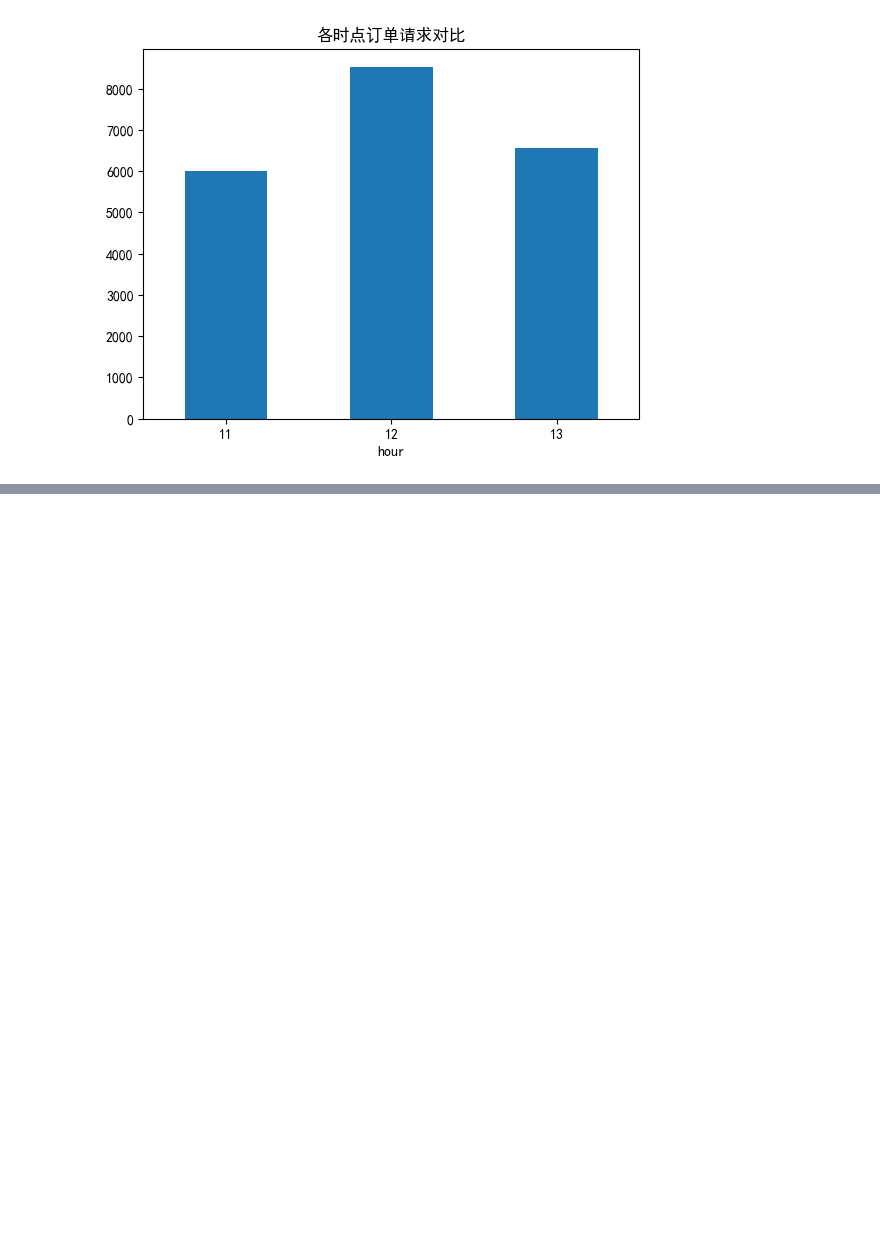
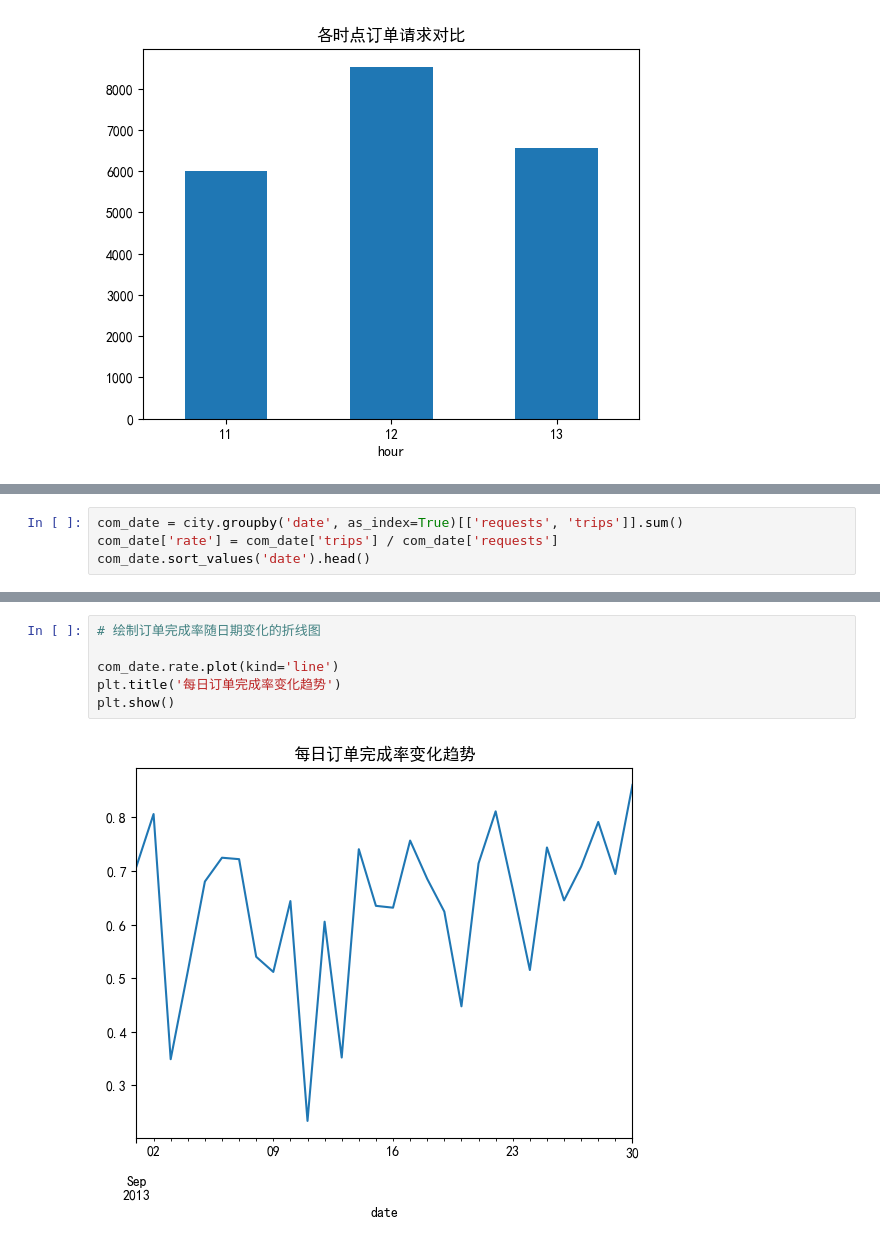
Before and after one commit to huishang01/DD-AB-Testing-and-City-Operation-Analysis, a Jupyter notebook: 滴滴出行AB测试&城市运营分析.ipynb, the cells around one changed output, grey strips where cells are left out. Saved outputs shown, nothing was run; the diff lists cells and outputs as text; blank space fills up the shorter version.

```diff
--- a/滴滴出行AB测试&城市运营分析.ipynb
+++ b/滴滴出行AB测试&城市运营分析.ipynb
@@ -237,0 +281,4 @@ plt.show()
+# %%
+com_date = city.groupby('date', as_index=True)[['requests', 'trips']].sum()
+com_date['rate'] = com_date['trips'] / com_date['requests']
+com_date.sort_values('date').head()
@@ -237,0 +293,8 @@ plt.show()
+# %%
+# 绘制订单完成率随日期变化的折线图
+
+com_date.rate.plot(kind='line')
+plt.title('每日订单完成率变化趋势')
+plt.show()
+# %% [output]
+[figure, added]
```
Also changed, not shown: parts of 18 cells of this notebook.
